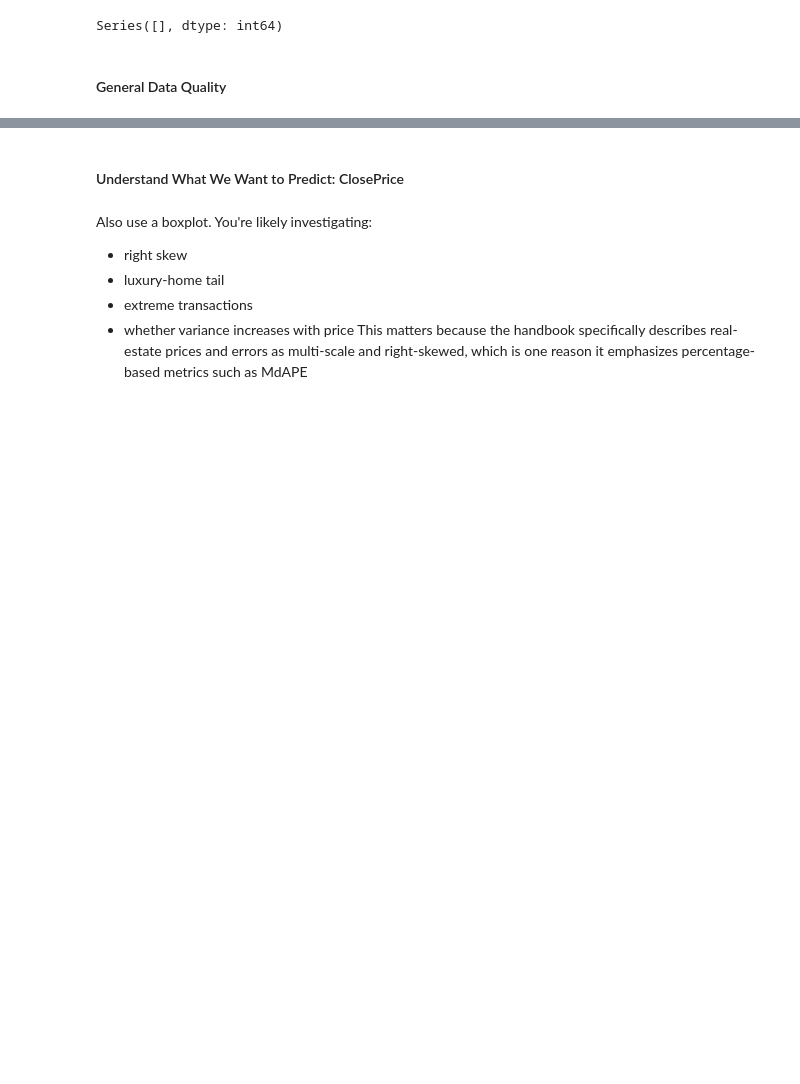
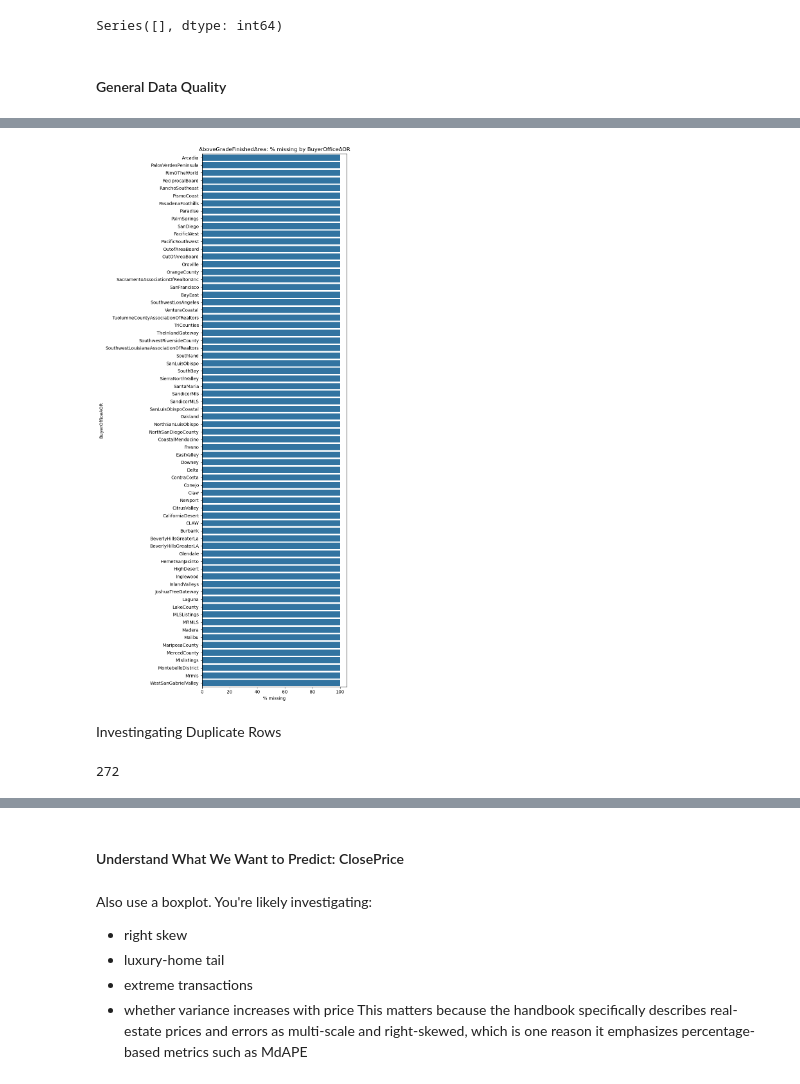
Before and after one commit to eemilycchen/IDX-Exchange-Data-Science, a Jupyter notebook: 01_exploration.ipynb, the cells around one changed output, grey strips where cells are left out. Saved outputs shown, nothing was run; the diff lists cells and outputs as text; code cells hidden in the pictures; blank space fills up the shorter version.

```diff
--- a/01_exploration.ipynb
+++ b/01_exploration.ipynb
@@ -133,0 +129,2 @@ col_counts
+# %%
+year_month_file_map = make_year_month_file_map(files)
@@ -281,0 +359,24 @@ Series([], dtype: int64)
+# %%
+col = 'AboveGradeFinishedArea'  # swap in whatever feature you're checking
+
+missing_by_buyer_offic_board = (
+    df.groupby('BuyerOfficeAOR')[col]
+    .apply(lambda s: s.isna().mean() * 100)
+    .sort_values(ascending=False)
+)
+
+fig, ax = plt.subplots(figsize=(8, max(4, 0.25 * len(missing_by_buyer_offic_board))))
+sns.barplot(x=missing_by_buyer_offic_board.values, y=missing_by_buyer_offic_board.index, ax=ax)
+ax.set_xlabel('% missing')
+ax.set_title(f'{col}: % missing by BuyerOfficeAOR')
+plt.tight_layout()
+plt.show()
+# %% [output]
+[figure, added]
+# %% [markdown]
+Investingating Duplicate Rows
+# %%
+exact_dupes = df[df.duplicated(keep=False)]
+len(exact_dupes)
+# %% [output]
+272
```
Also changed, not shown: parts of 17 cells of this notebook.
